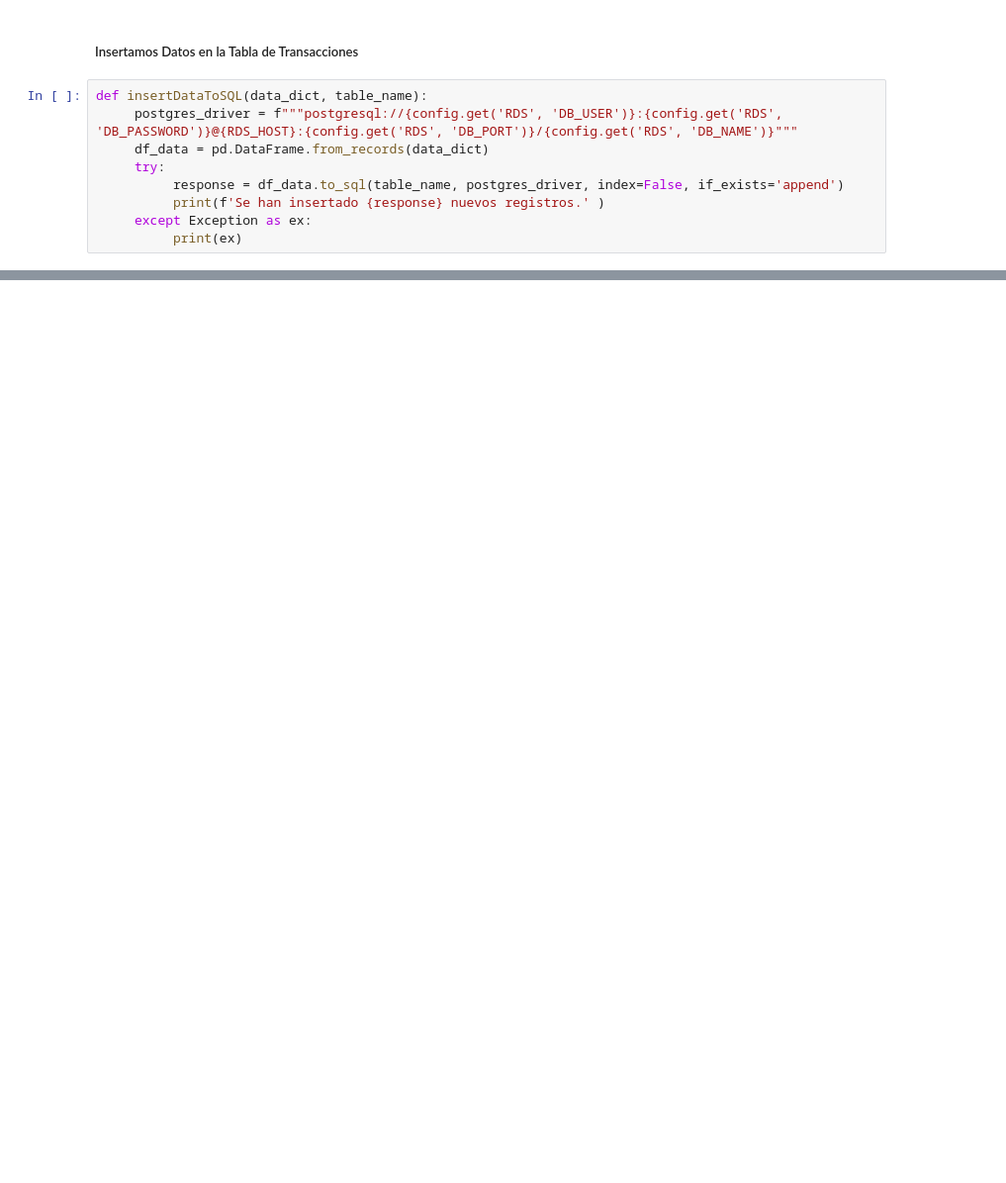
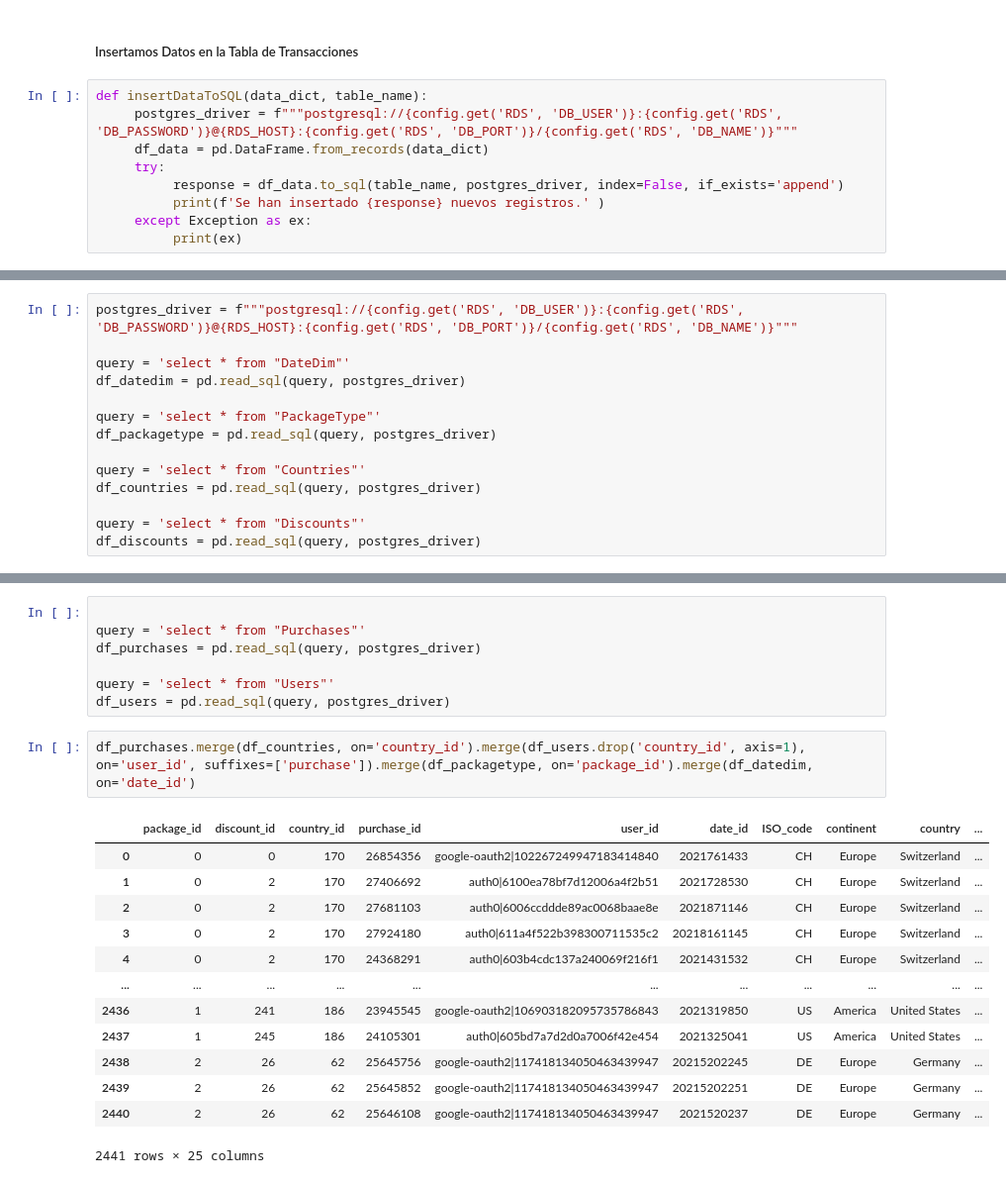
Before and after one commit to JuanjoDC/data-science-python-galileo, a Jupyter notebook: PROYECTO 2/notebook_proyecto.ipynb, the cells around one changed output, grey strips where cells are left out. Shown at 99% size. Saved outputs shown, nothing was run; the diff lists cells and outputs as text; blank space fills up the shorter version.

```diff
--- a/PROYECTO 2/notebook_proyecto.ipynb
+++ b/PROYECTO 2/notebook_proyecto.ipynb
@@ -514,0 +308,14 @@ dimClientes
+# %%
+postgres_driver = f"""postgresql://{config.get('RDS', 'DB_USER')}:{config.get('RDS', 'DB_PASSWORD')}@{RDS_HOST}:{config.get('RDS', 'DB_PORT')}/{config.get('RDS', 'DB_NAME')}"""
+
+query = 'select * from "DateDim"'
+df_datedim = pd.read_sql(query, postgres_driver)
+
+query = 'select * from "PackageType"'
+df_packagetype = pd.read_sql(query, postgres_driver)
+
+query = 'select * from "Countries"'
+df_countries = pd.read_sql(query, postgres_driver)
+
+query = 'select * from "Discounts"'
+df_discounts = pd.read_sql(query, postgres_driver)
@@ -514,0 +355,23 @@ dimClientes
+# %%
+
+query = 'select * from "Purchases"'
+df_purchases = pd.read_sql(query, postgres_driver)
+
+query = 'select * from "Users"'
+df_users = pd.read_sql(query, postgres_driver)
+# %%
+df_purchases.merge(df_countries, on='country_id').merge(df_users.drop('country_id', axis=1), on='user_id', suffixes=['purchase']).merge(df_packagetype, on='package_id').merge(df_datedim, on='date_id')
+# %% [output]
+|  | package_id | discount_id | country_id | purchase_id | user_id | date_id | ISO_code | continent | country | ... |
+| 0 | 0 | 0 | 170 | 26854356 | google-oauth2|102267249947183414840 | 2021761433 | CH | Europe | Switzerland | ... |
+| 1 | 0 | 2 | 170 | 27406692 | auth0|6100ea78bf7d12006a4f2b51 | 2021728530 | CH | Europe | Switzerland | ... |
+| 2 | 0 | 2 | 170 | 27681103 | auth0|6006ccddde89ac0068baae8e | 2021871146 | CH | Europe | Switzerland | ... |
+| 3 | 0 | 2 | 170 | 27924180 | auth0|611a4f522b398300711535c2 | 20218161145 | CH | Europe | Switzerland | ... |
+| 4 | 0 | 2 | 170 | 24368291 | auth0|603b4cdc137a240069f216f1 | 2021431532 | CH | Europe | Switzerland | ... |
+| ... | ... | ... | ... | ... | ... | ... | ... | ... | ... | ... |
+| 2436 | 1 | 241 | 186 | 23945545 | google-oauth2|106903182095735786843 | 2021319850 | US | America | United States | ... |
+| 2437 | 1 | 245 | 186 | 24105301 | auth0|605bd7a7d2d0a7006f42e454 | 2021325041 | US | America | United States | ... |
+| 2438 | 2 | 26 | 62 | 25645756 | google-oauth2|117418134050463439947 | 20215202245 | DE | Europe | Germany | ... |
+| 2439 | 2 | 26 | 62 | 25645852 | google-oauth2|117418134050463439947 | 20215202251 | DE | Europe | Germany | ... |
+| 2440 | 2 | 26 | 62 | 25646108 | google-oauth2|117418134050463439947 | 2021520237 | DE | Europe | Germany | ... |
+2441 rows × 25 columns
```
Also changed, not shown: parts of 51 cells of this notebook, 2 other files.
